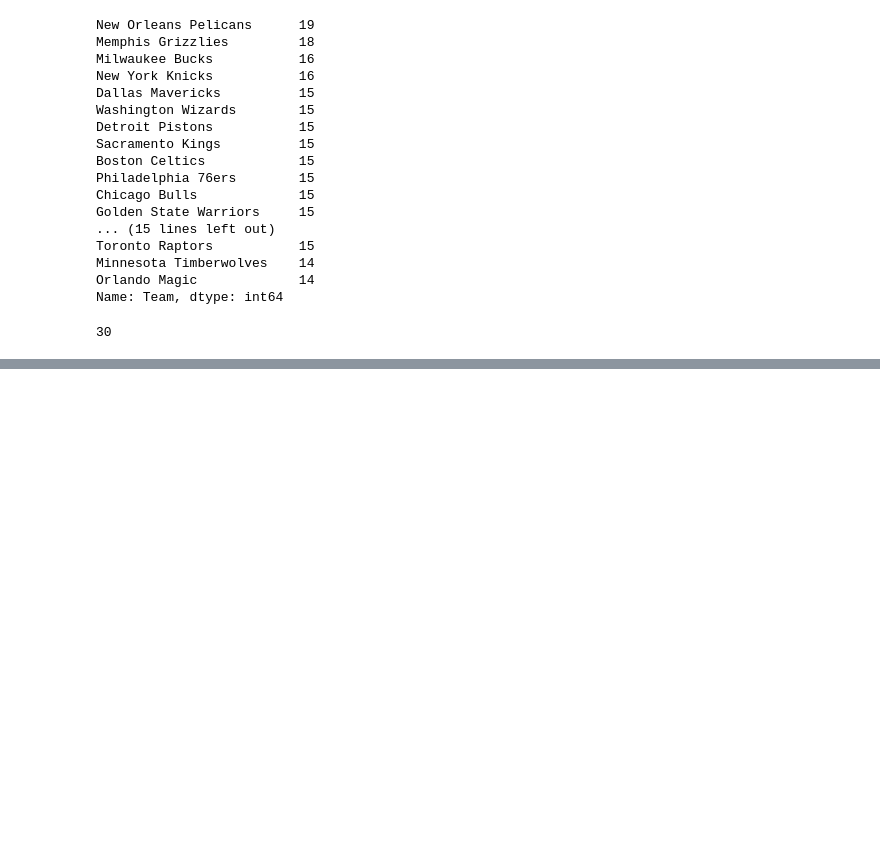
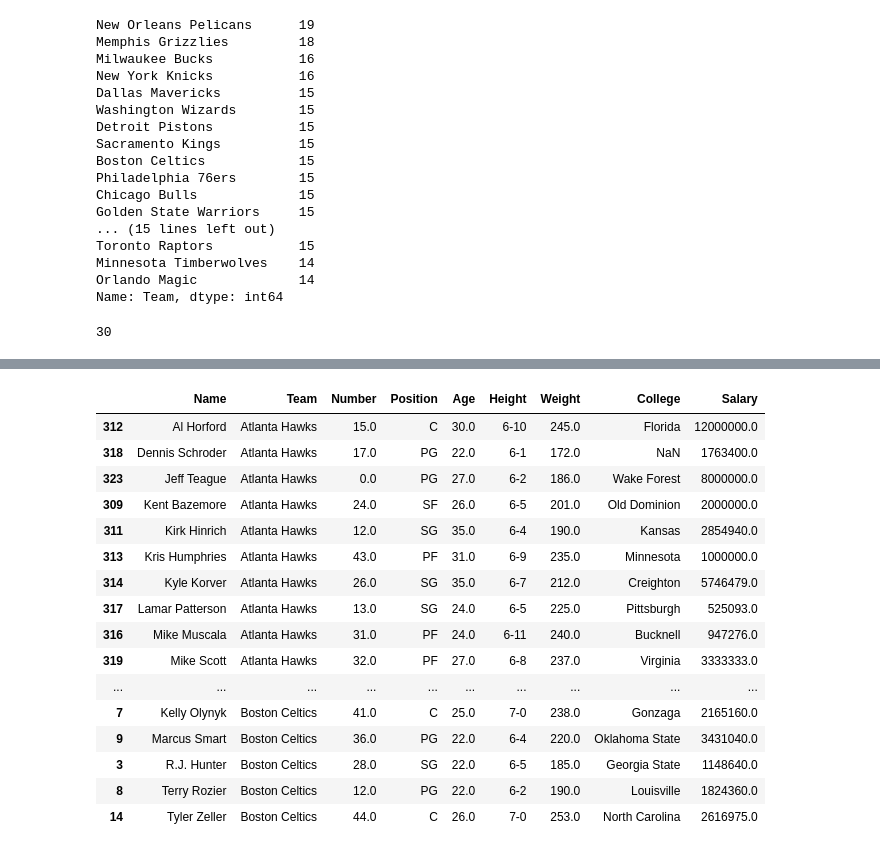
Before and after one commit to YoheiKo/DA_with_pandas_udemy, a Jupyter notebook: Dataframe.ipynb, the cells around one changed output, grey strips where cells are left out. Drawn from its saved outputs; the diff is of its cells as text; code cells hidden in the pictures; blank space fills up the shorter version.

Commit message:
add sort methods

```diff
--- a/Dataframe.ipynb
+++ b/Dataframe.ipynb
@@ -585,0 +576,3 @@ Yoheiko
+# %%
+nba = pd.read_csv("nba.csv")
+nba.head()
@@ -585,0 +650,20 @@ Yoheiko
+# %%
+nba.sort_values(["Team", "Name"]).head(30) #both "Team" and  "Name" in alphabetic order
+# %% [output]
+|  | Name | Team | Number | Position | Age | Height | Weight | College | Salary |
+| 312 | Al Horford | Atlanta Hawks | 15.0 | C | 30.0 | 6-10 | 245.0 | Florida | 12000000.0 |
+| 318 | Dennis Schroder | Atlanta Hawks | 17.0 | PG | 22.0 | 6-1 | 172.0 | NaN | 1763400.0 |
+| 323 | Jeff Teague | Atlanta Hawks | 0.0 | PG | 27.0 | 6-2 | 186.0 | Wake Forest | 8000000.0 |
+| 309 | Kent Bazemore | Atlanta Hawks | 24.0 | SF | 26.0 | 6-5 | 201.0 | Old Dominion | 2000000.0 |
+| 311 | Kirk Hinrich | Atlanta Hawks | 12.0 | SG | 35.0 | 6-4 | 190.0 | Kansas | 2854940.0 |
+| 313 | Kris Humphries | Atlanta Hawks | 43.0 | PF | 31.0 | 6-9 | 235.0 | Minnesota | 1000000.0 |
+| 314 | Kyle Korver | Atlanta Hawks | 26.0 | SG | 35.0 | 6-7 | 212.0 | Creighton | 5746479.0 |
+| 317 | Lamar Patterson | Atlanta Hawks | 13.0 | SG | 24.0 | 6-5 | 225.0 | Pittsburgh | 525093.0 |
+| 316 | Mike Muscala | Atlanta Hawks | 31.0 | PF | 24.0 | 6-11 | 240.0 | Bucknell | 947276.0 |
+| 319 | Mike Scott | Atlanta Hawks | 32.0 | PF | 27.0 | 6-8 | 237.0 | Virginia | 3333333.0 |
+| ... | ... | ... | ... | ... | ... | ... | ... | ... | ... |
+| 7 | Kelly Olynyk | Boston Celtics | 41.0 | C | 25.0 | 7-0 | 238.0 | Gonzaga | 2165160.0 |
+| 9 | Marcus Smart | Boston Celtics | 36.0 | PG | 22.0 | 6-4 | 220.0 | Oklahoma State | 3431040.0 |
+| 3 | R.J. Hunter | Boston Celtics | 28.0 | SG | 22.0 | 6-5 | 185.0 | Georgia State | 1148640.0 |
+| 8 | Terry Rozier | Boston Celtics | 12.0 | PG | 22.0 | 6-2 | 190.0 | Louisville | 1824360.0 |
+| 14 | Tyler Zeller | Boston Celtics | 44.0 | C | 26.0 | 7-0 | 253.0 | North Carolina | 2616975.0 |
```
Also changed, not shown: parts of 13 cells of this notebook.
